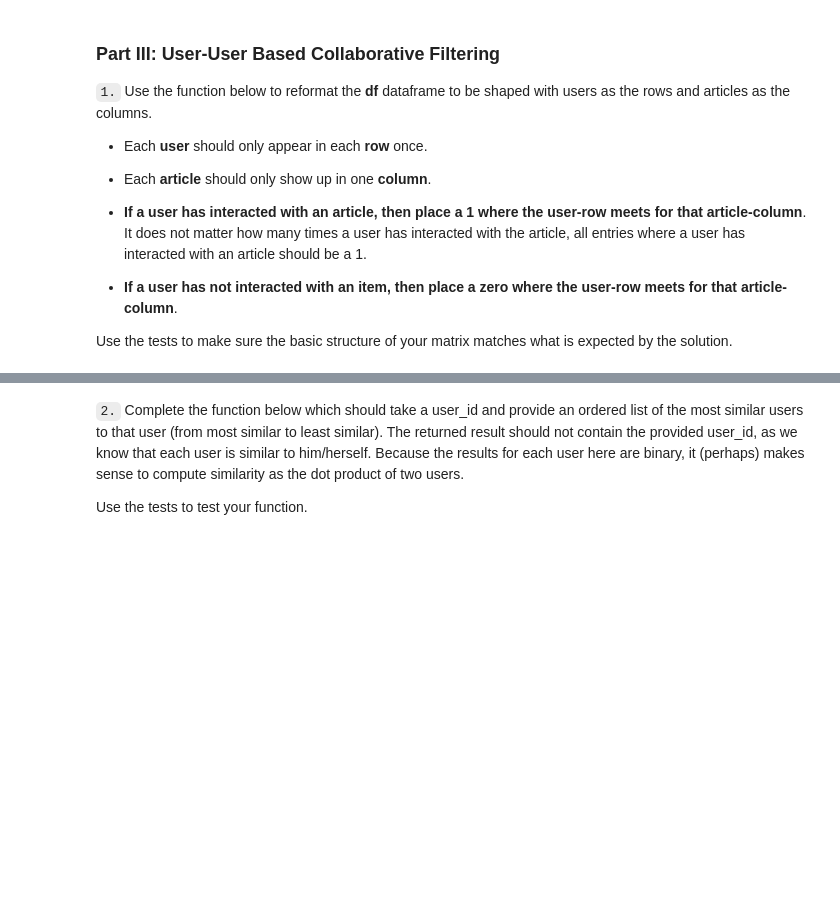
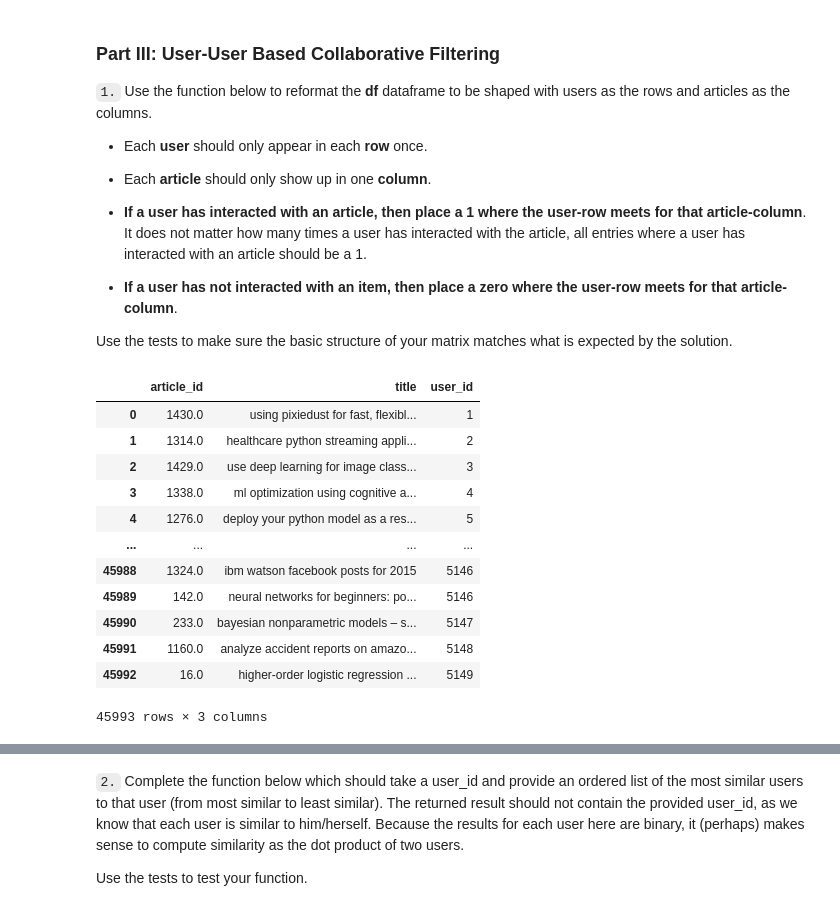
Before and after one commit to LourensWalters/data-science, a Jupyter notebook: notebooks/recommendation-engine/Recommendations_with_IBM.ipynb, the cells around one changed output, grey strips where cells are left out. Cells and saved outputs as stored; diff of their text form; code cells hidden in the pictures; blank space fills up the shorter version.

```diff
--- a/notebooks/recommendation-engine/Recommendations_with_IBM.ipynb
+++ b/notebooks/recommendation-engine/Recommendations_with_IBM.ipynb
@@ -319,3 +336,19 @@ t.sol_2_test(get_top_articles)
 * **If a user has not interacted with an item, then place a zero where the user-row meets for that article-column**.
 
 Use the tests to make sure the basic structure of your matrix matches what is expected by the solution.
+# %%
+df
+# %% [output]
+|  | article_id | title | user_id |
+| 0 | 1430.0 | using pixiedust for fast, flexibl... | 1 |
+| 1 | 1314.0 | healthcare python streaming appli... | 2 |
+| 2 | 1429.0 | use deep learning for image class... | 3 |
+| 3 | 1338.0 | ml optimization using cognitive a... | 4 |
+| 4 | 1276.0 | deploy your python model as a res... | 5 |
+| ... | ... | ... | ... |
+| 45988 | 1324.0 | ibm watson facebook posts for 2015 | 5146 |
+| 45989 | 142.0 | neural networks for beginners: po... | 5146 |
+| 45990 | 233.0 | bayesian nonparametric models – s... | 5147 |
+| 45991 | 1160.0 | analyze accident reports on amazo... | 5148 |
+| 45992 | 16.0 | higher-order logistic regression ... | 5149 |
+45993 rows × 3 columns
```
Also changed, not shown: parts of 11 cells of this notebook, 25 other files.
